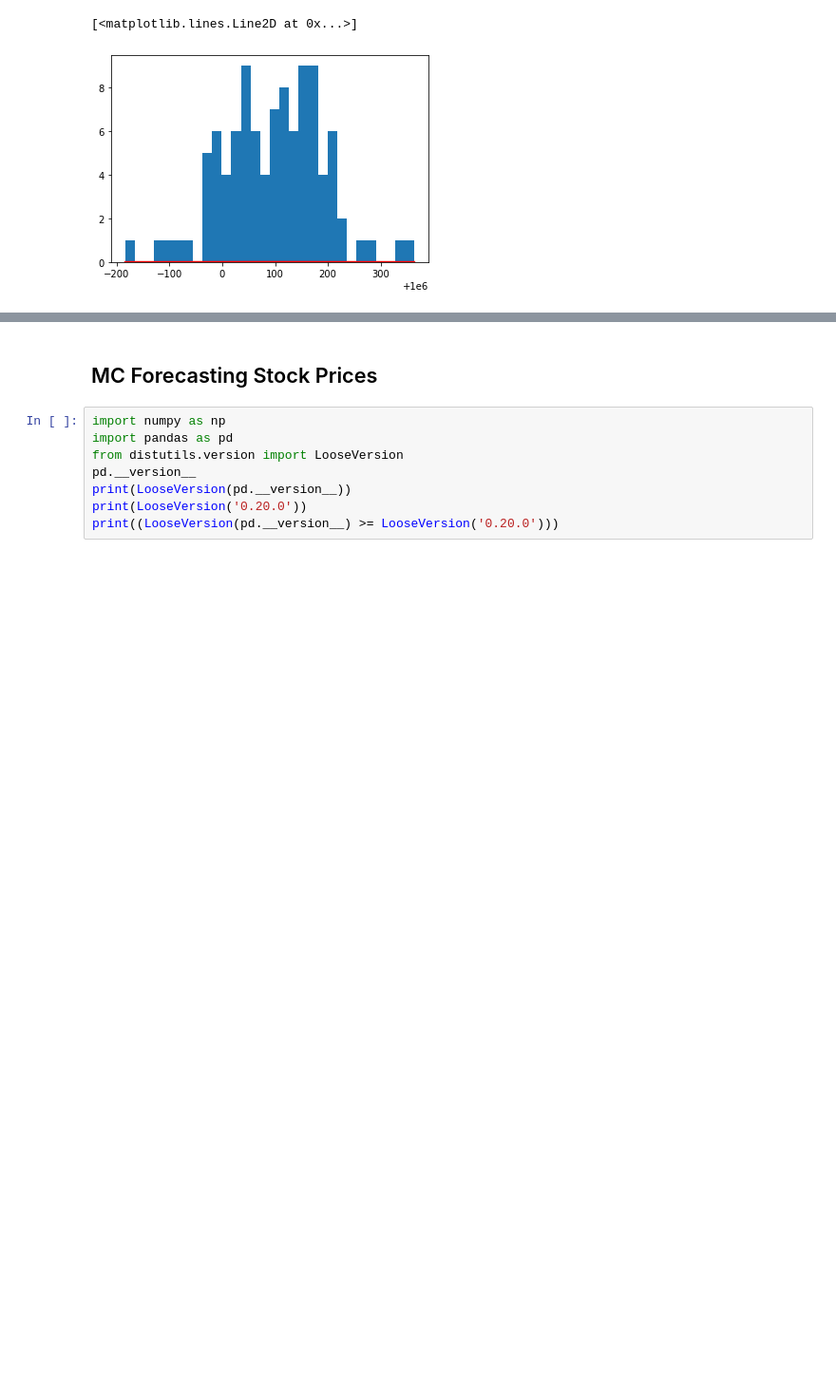
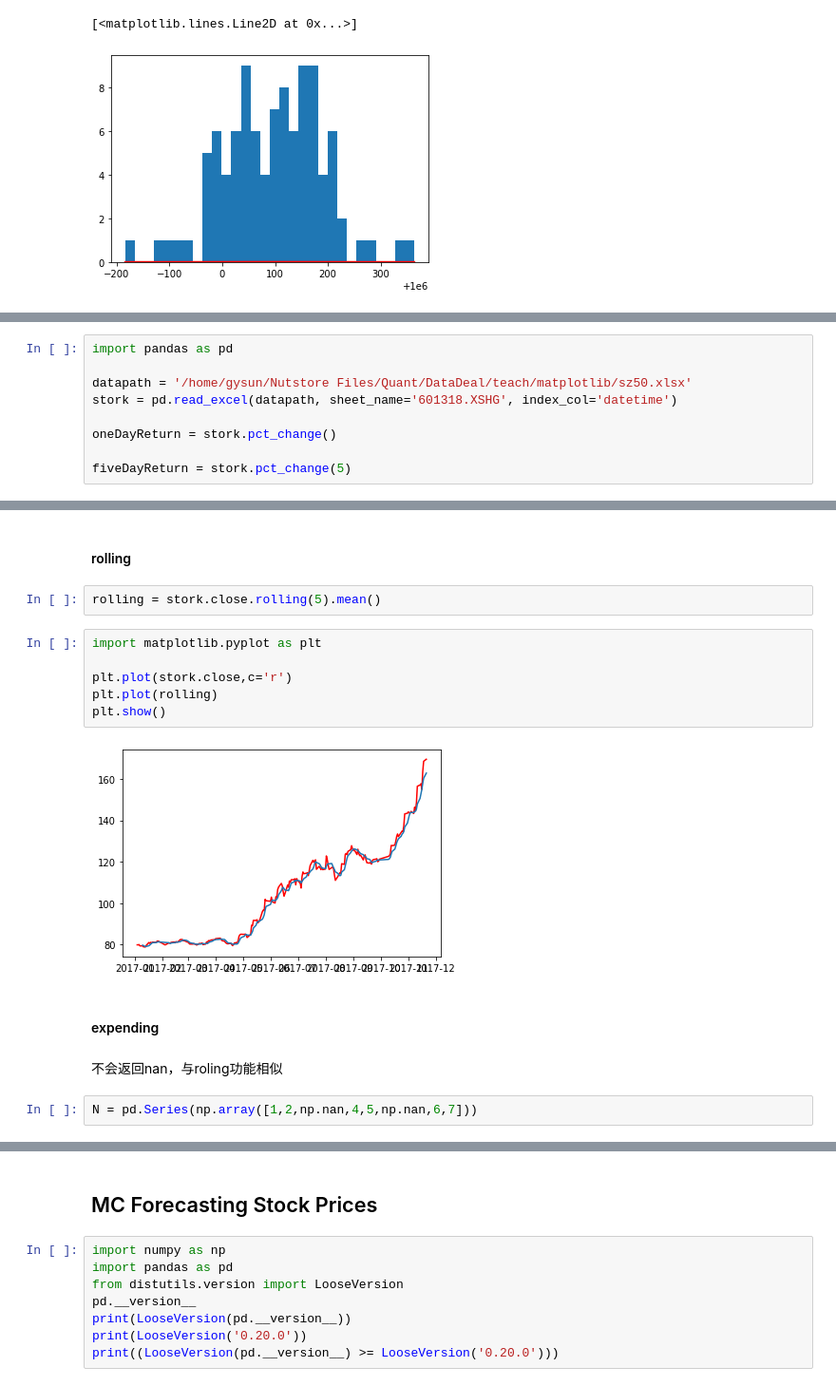
Before and after one commit to gysun137/storknote, a Jupyter notebook: note.ipynb, the cells around one changed output, grey strips where cells are left out. Shown at 95% size. Drawn from its saved outputs; the diff is of its cells as text; blank space fills up the shorter version.

```diff
--- a/note.ipynb
+++ b/note.ipynb
@@ -323,0 +761,9 @@ plt.plot(fit_linspace,pdf, lw=2, c='r')
+# %%
+import pandas as pd
+
+datapath = '/home/gysun/Nutstore Files/Quant/DataDeal/teach/matplotlib/sz50.xlsx'
+stork = pd.read_excel(datapath, sheet_name='601318.XSHG', index_col='datetime')
+
+oneDayReturn = stork.pct_change()
+
+fiveDayReturn = stork.pct_change(5)
@@ -323,0 +873,18 @@ plt.plot(fit_linspace,pdf, lw=2, c='r')
+# %% [markdown]
+#### rolling
+# %%
+rolling = stork.close.rolling(5).mean()
+# %%
+import matplotlib.pyplot as plt
+
+plt.plot(stork.close,c='r')
+plt.plot(rolling)
+plt.show()
+# %% [output]
+[figure, added]
+# %% [markdown]
+#### expending
+# %% [markdown]
+不会返回nan，与roling功能相似
+# %%
+N = pd.Series(np.array([1,2,np.nan,4,5,np.nan,6,7]))
```
Also changed, not shown: parts of 111 cells of this notebook.
